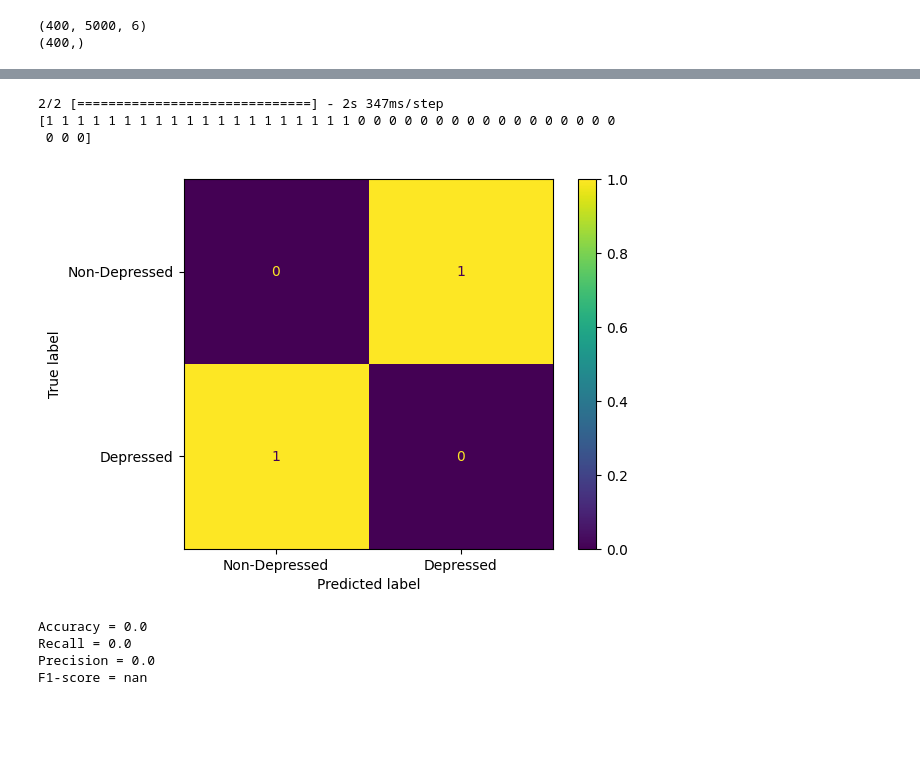
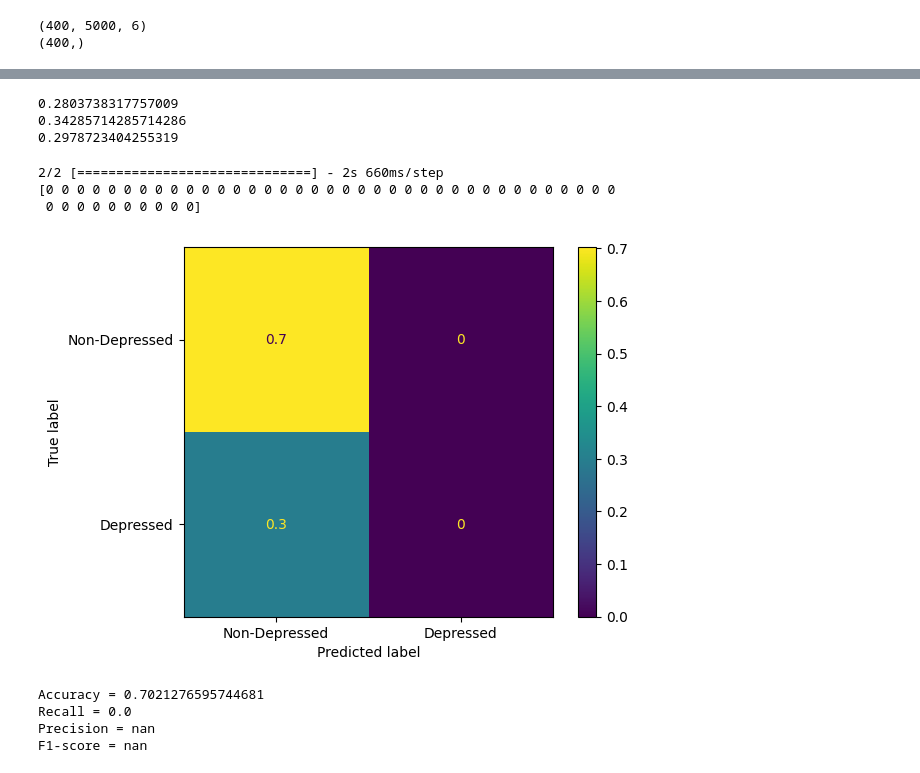
Before and after one commit to DirectionlessPad/DAIC_AUbased, a Jupyter notebook: guo2022_pose.ipynb, the cells around one changed output, grey strips where cells are left out. Saved outputs shown, nothing was run; the diff lists cells and outputs as text; code cells hidden in the pictures; blank space fills up the shorter version.

```diff
--- a/guo2022_pose.ipynb
+++ b/guo2022_pose.ipynb
@@ -97,8 +114,8 @@ norm_pose_dev = (pose_dev - min_values)/ptp_ranges
 norm_pose_test = (pose_test - min_values)/ptp_ranges
 # %%
 input_pose = Input(shape=[5000, 6])
-# tdcn_dim_pose = [128,64,256,128,64] # used in Guo's paper
-tdcn_dim_pose = [128,128,128,128,128]
+tdcn_dim_pose = [128,64,256,128,64] # used in Guo's paper
+# tdcn_dim_pose = [128,128,128,128,128]
 bias_initializer = HeNormal(seed=0)
 # %%
 x_train_bad = np.concatenate((np.zeros((200, 5000, 6)), np.ones((200, 5000, 6))))
@@ -134,8 +151,8 @@ def diluted_conv_block(inputs, feature_dim):
     res_add = Add()([l3_ELU, residual])
     # res_add = Add()([l1_ELU, residual])
     # res_add = ELU()(res_add)
-    # bn = BatchNormalization()(res_add)
-    return res_add
+    bn = BatchNormalization()(res_add)
+    return bn
     # return residual
 # %%
 def time_diluted_conv_net(feature_dim, input_layer, pool_size, pool_stride):
@@ -181,10 +198,10 @@ elementwise_product = Multiply()([tdcn_pose, sigmoid_layer])
 
 # FC layer
 flatten = Flatten()(elementwise_product)
-FC_l1 = Dense(100, activation = "relu")(flatten)
-FC_l2 = Dense(100, activation = "relu")(FC_l1)
-FC_l3 = Dense(100, activation = "relu")(FC_l2)
-last_layer = Dense(2, activation = "sigmoid")(FC_l3)
+FC_l1 = Dense(16, activation="relu")(flatten)
+FC_l2 = Dense(12, activation="relu")(FC_l1)
+FC_l3 = Dense(8, activation="relu")(FC_l2)
+last_layer = Dense(2, activation="relu")(FC_l3)
 output = Softmax()(last_layer)
 # output = Dense(1, activation = "sigmoid")(FC_l3)
 # %% [output]
@@ -195,7 +212,7 @@ model_pose = Model(inputs=[input_pose], outputs=[output])
 opt = SGD(learning_rate = 2e-5, momentum = 0.9)
 model_pose.compile(loss = "binary_crossentropy", optimizer=opt, metrics=['accuracy'])
 # %%
-model_pose.fit(x_train_bad[:], y_train_bad[:], validation_data=(x_dev_bad[:], y_dev_bad[:]), epochs=5)
-# model_pose.fit(pose_train[:], y_train[:], validation_data=(pose_dev[:], y_dev[:]), epochs=5)
+# model_pose.fit(x_train_bad[:], y_train_bad[:], validation_data=(x_dev_bad[:], y_dev_bad[:]), epochs=5)
+model_pose.fit(pose_train[:], y_train[:], validation_data=(pose_dev[:], y_dev[:]), epochs=5)
 # %% [output]
 Epoch 1/5
@@ -211,36 +228,47 @@ Epoch 5/5
 <keras.callbacks.History at 0x...>
+# %%
+# model_pose.evaluate(x=pose_test, y=y_test)
+print(sum(y_train)/len(y_train))
+print(sum(y_dev)/len(y_dev))
+print(sum(y_test)/len(y_test))
+# %% [output]
+0.2803738317757009
+0.34285714285714286
+0.2978723404255319
 # %%
 #Predict
-# y_pose_prediction = model_pose.predict(pose_test)
-y_pose_prediction = model_pose.predict(x_dev_bad)
+x = pose_test
+y = y_test
+# x = x_dev_bad
+# y = y_dev_bad
+y_pose_prediction = model_pose.predict(x)
 y_pose_prediction = np.argmax(y_pose_prediction, axis = 1)
 # print(sum(y_pose_prediction)/len(y_pose_prediction))
 print(y_pose_prediction)
 #Create confusion matrix and normalizes it over predicted (columns)
-# result = confusion_matrix(y_test, y_pose_prediction, normalize='pred')
-result = confusion_matrix(y_dev_bad, y_pose_prediction, normalize='pred')
+result = confusion_matrix(y, y_pose_prediction, normalize='pred')
 # print(result)
 cm_display = ConfusionMatrixDisplay(confusion_matrix = result, display_labels = ["Non-Depressed", "Depressed"])
 cm_display.plot()
 plt.show()
 tn_pose = result[0][0]
 tp_pose = result[1][1]
 fn_pose = result[1][0]
 fp_pose = result[0][1]
 accuracy = (tp_pose + tn_pose)/(tp_pose + tn_pose + fp_pose + fn_pose)
 recall = tp_pose / (tp_pose + fn_pose)
 precision = tp_pose / (tp_pose + fp_pose)
 f1_score = 2 * precision * recall / (precision + recall)
 print("Accuracy = " + str(accuracy))
 print("Recall = " + str(recall))
 print("Precision = " + str(precision))
 print("F1-score = " + str(f1_score))
 # %% [output]
-2/2 [==============================] - 2s 347ms/step
-[1 1 1 1 1 1 1 1 1 1 1 1 1 1 1 1 1 1 1 1 0 0 0 0 0 0 0 0 0 0 0 0 0 0 0 0 0
- 0 0 0]
+2/2 [==============================] - 2s 660ms/step
+[0 0 0 0 0 0 0 0 0 0 0 0 0 0 0 0 0 0 0 0 0 0 0 0 0 0 0 0 0 0 0 0 0 0 0 0 0
+ 0 0 0 0 0 0 0 0 0 0]
-[figure, old version]
+[figure, new version]
-Accuracy = 0.0
+Accuracy = 0.7021276595744681
 Recall = 0.0
-Precision = 0.0
+Precision = nan
 F1-score = nan
```
Also changed, not shown: parts of 7 cells of this notebook, 1 other file.
